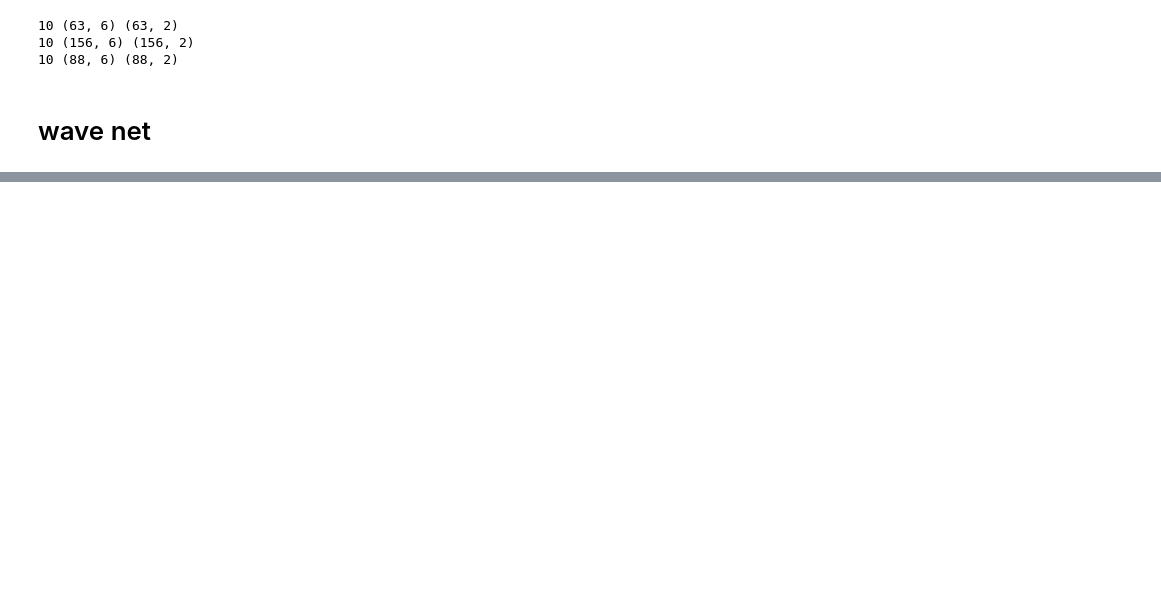
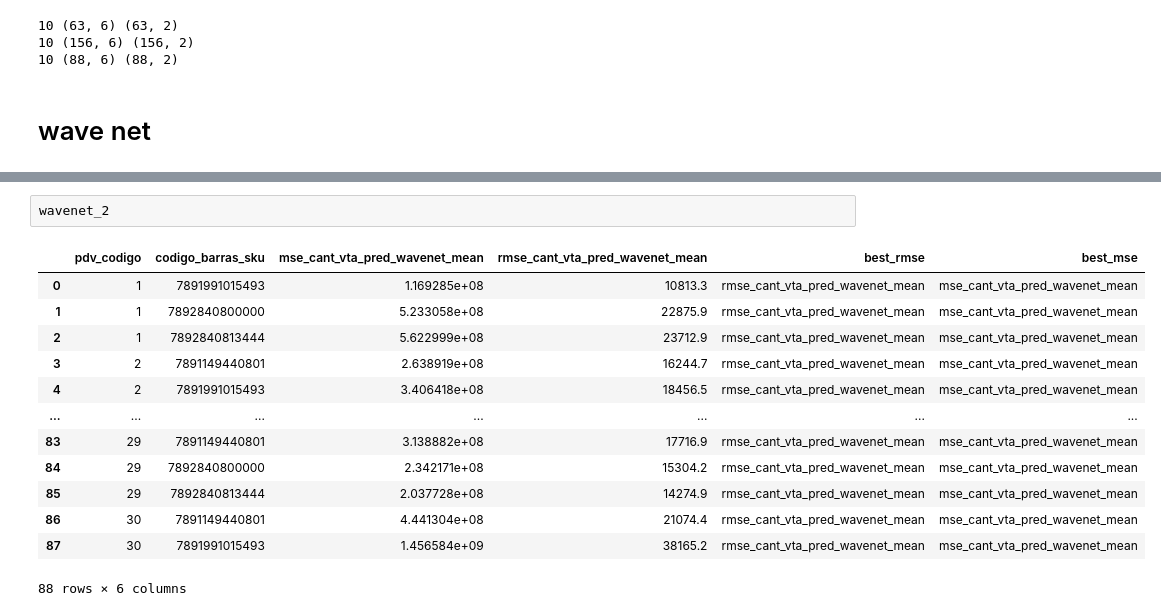
Before and after one commit to SantiagoRomanoOddone/MasterThesis, a Jupyter notebook: metrics/metric_evaluation.ipynb, the cells around one changed output, grey strips where cells are left out. Cells and saved outputs as stored; diff of their text form; blank space fills up the shorter version.

```diff
--- a/metrics/metric_evaluation.ipynb
+++ b/metrics/metric_evaluation.ipynb
@@ -223,3 +127,19 @@ print(wavenet['codigo_barras_sku'].nunique(), wavenet.shape, wavenet[['codigo_ba
 10 (63, 6) (63, 2)
 10 (156, 6) (156, 2)
 10 (88, 6) (88, 2)
+# %%
+wavenet_2
+# %% [output]
+|  | pdv_codigo | codigo_barras_sku | mse_cant_vta_pred_wavenet_mean | rmse_cant_vta_pred_wavenet_mean | best_rmse | best_mse |
+| 0 | 1 | 7891991015493 | 1.169285e+08 | 10813.3 | rmse_cant_vta_pred_wavenet_mean | mse_cant_vta_pred_wavenet_mean |
+| 1 | 1 | 7892840800000 | 5.233058e+08 | 22875.9 | rmse_cant_vta_pred_wavenet_mean | mse_cant_vta_pred_wavenet_mean |
+| 2 | 1 | 7892840813444 | 5.622999e+08 | 23712.9 | rmse_cant_vta_pred_wavenet_mean | mse_cant_vta_pred_wavenet_mean |
+| 3 | 2 | 7891149440801 | 2.638919e+08 | 16244.7 | rmse_cant_vta_pred_wavenet_mean | mse_cant_vta_pred_wavenet_mean |
+| 4 | 2 | 7891991015493 | 3.406418e+08 | 18456.5 | rmse_cant_vta_pred_wavenet_mean | mse_cant_vta_pred_wavenet_mean |
+| ... | ... | ... | ... | ... | ... | ... |
+| 83 | 29 | 7891149440801 | 3.138882e+08 | 17716.9 | rmse_cant_vta_pred_wavenet_mean | mse_cant_vta_pred_wavenet_mean |
+| 84 | 29 | 7892840800000 | 2.342171e+08 | 15304.2 | rmse_cant_vta_pred_wavenet_mean | mse_cant_vta_pred_wavenet_mean |
+| 85 | 29 | 7892840813444 | 2.037728e+08 | 14274.9 | rmse_cant_vta_pred_wavenet_mean | mse_cant_vta_pred_wavenet_mean |
+| 86 | 30 | 7891149440801 | 4.441304e+08 | 21074.4 | rmse_cant_vta_pred_wavenet_mean | mse_cant_vta_pred_wavenet_mean |
+| 87 | 30 | 7891991015493 | 1.456584e+09 | 38165.2 | rmse_cant_vta_pred_wavenet_mean | mse_cant_vta_pred_wavenet_mean |
+88 rows × 6 columns
```
Also changed, not shown: parts of 16 cells of this notebook.
